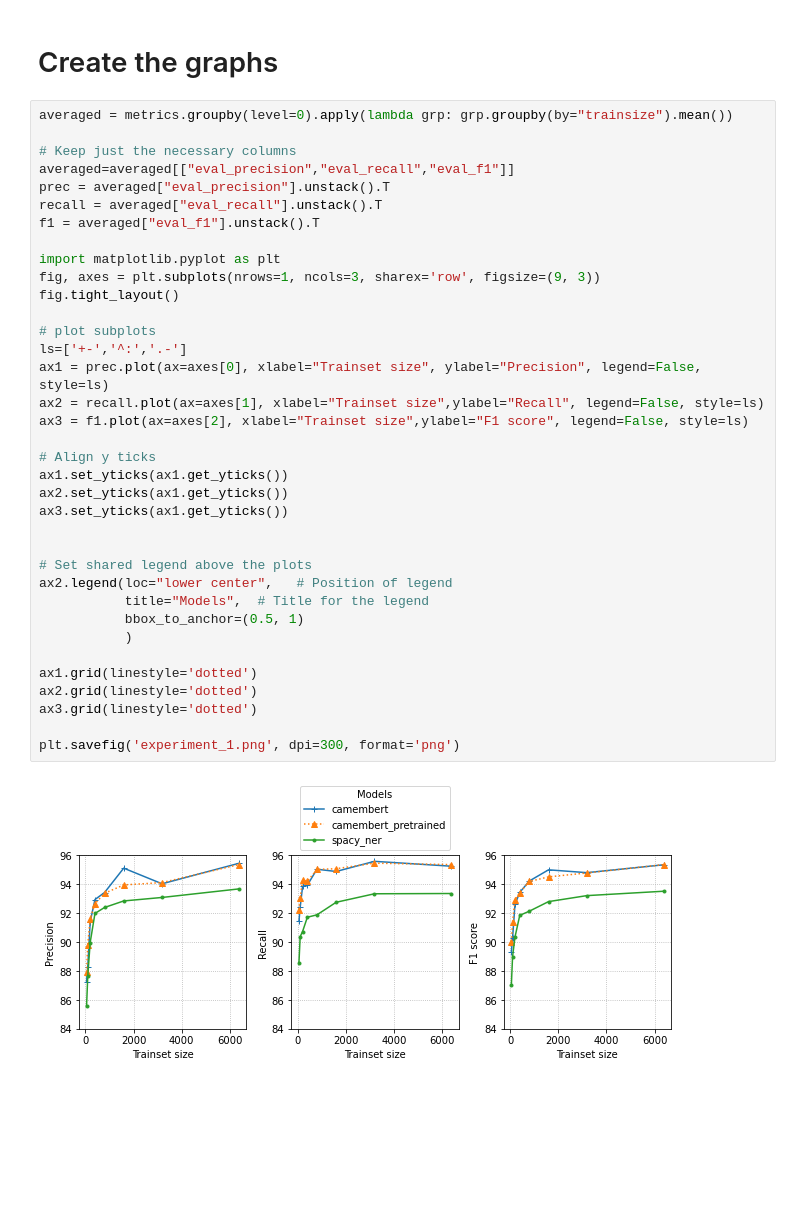
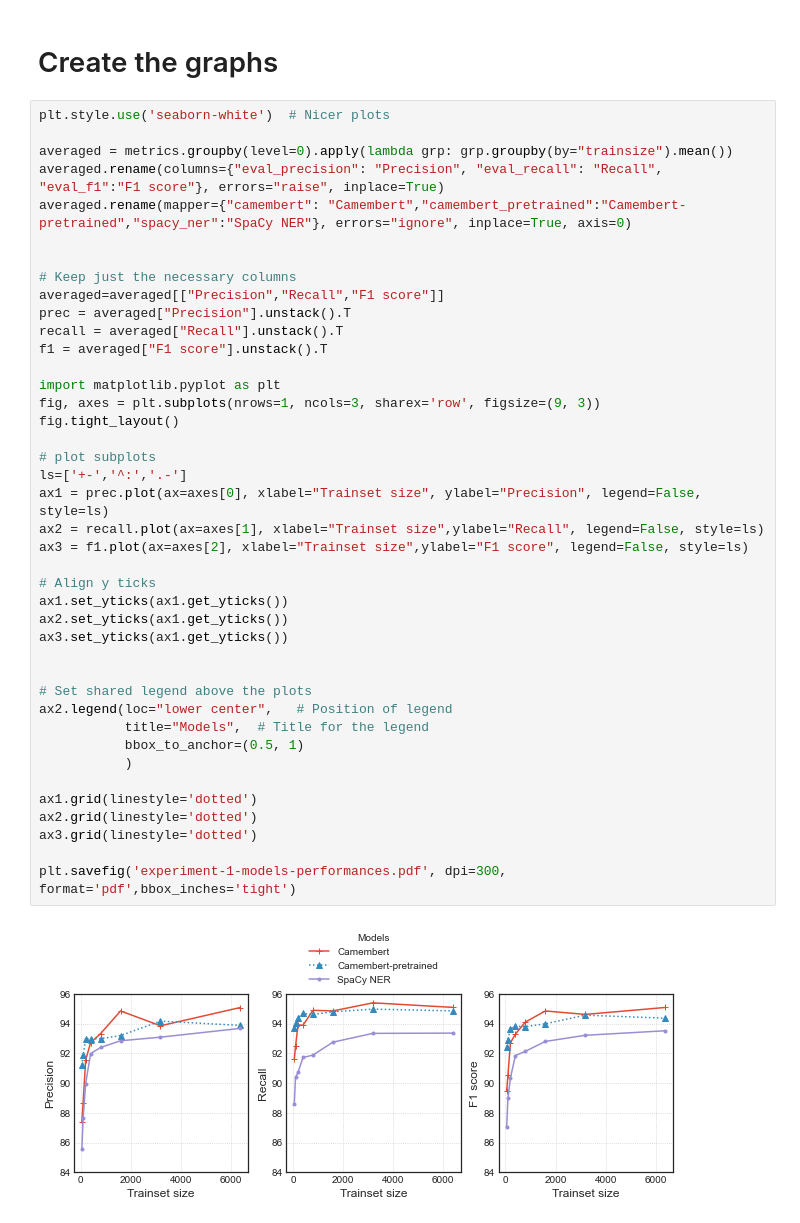
Before and after one commit to soduco/paper-ner-bench-das22, a Jupyter notebook: src/ner/30-experiment_1_figures.ipynb, the cells around one changed output. Cells and saved outputs as stored; diff of their text form; blank space fills up the shorter version.

```diff
--- a/src/ner/30-experiment_1_figures.ipynb
+++ b/src/ner/30-experiment_1_figures.ipynb
@@ -157,40 +158,45 @@ latex_table
 # %% [markdown]
 # Create the graphs
 # %%
+plt.style.use('seaborn-white')  # Nicer plots
+
 averaged = metrics.groupby(level=0).apply(lambda grp: grp.groupby(by="trainsize").mean())
+averaged.rename(columns={"eval_precision": "Precision", "eval_recall": "Recall", "eval_f1":"F1 score"}, errors="raise", inplace=True)
+averaged.rename(mapper={"camembert": "Camembert","camembert_pretrained":"Camembert-pretrained","spacy_ner":"SpaCy NER"}, errors="ignore", inplace=True, axis=0)
+
 
 # Keep just the necessary columns
-averaged=averaged[["eval_precision","eval_recall","eval_f1"]]
-prec = averaged["eval_precision"].unstack().T
-recall = averaged["eval_recall"].unstack().T
-f1 = averaged["eval_f1"].unstack().T
+averaged=averaged[["Precision","Recall","F1 score"]]
+prec = averaged["Precision"].unstack().T
+recall = averaged["Recall"].unstack().T
+f1 = averaged["F1 score"].unstack().T
 
 import matplotlib.pyplot as plt
 fig, axes = plt.subplots(nrows=1, ncols=3, sharex='row', figsize=(9, 3))
 fig.tight_layout()
 
 # plot subplots
 ls=['+-','^:','.-']
 ax1 = prec.plot(ax=axes[0], xlabel="Trainset size", ylabel="Precision", legend=False, style=ls)
 ax2 = recall.plot(ax=axes[1], xlabel="Trainset size",ylabel="Recall", legend=False, style=ls)
 ax3 = f1.plot(ax=axes[2], xlabel="Trainset size",ylabel="F1 score", legend=False, style=ls)
 
 # Align y ticks
 ax1.set_yticks(ax1.get_yticks())
 ax2.set_yticks(ax1.get_yticks())
 ax3.set_yticks(ax1.get_yticks())
 
 
 # Set shared legend above the plots
 ax2.legend(loc="lower center",   # Position of legend
            title="Models",  # Title for the legend
            bbox_to_anchor=(0.5, 1)
            )
 
 ax1.grid(linestyle='dotted')
 ax2.grid(linestyle='dotted')
 ax3.grid(linestyle='dotted')
 
-plt.savefig('experiment_1.png', dpi=300, format='png')
+plt.savefig('experiment-1-models-performances.pdf', dpi=300, format='pdf',bbox_inches='tight')
 # %% [output]
-[figure, old version]
+[figure, new version]
```
Also changed, not shown: parts of 3 cells of this notebook, 3 other files.
